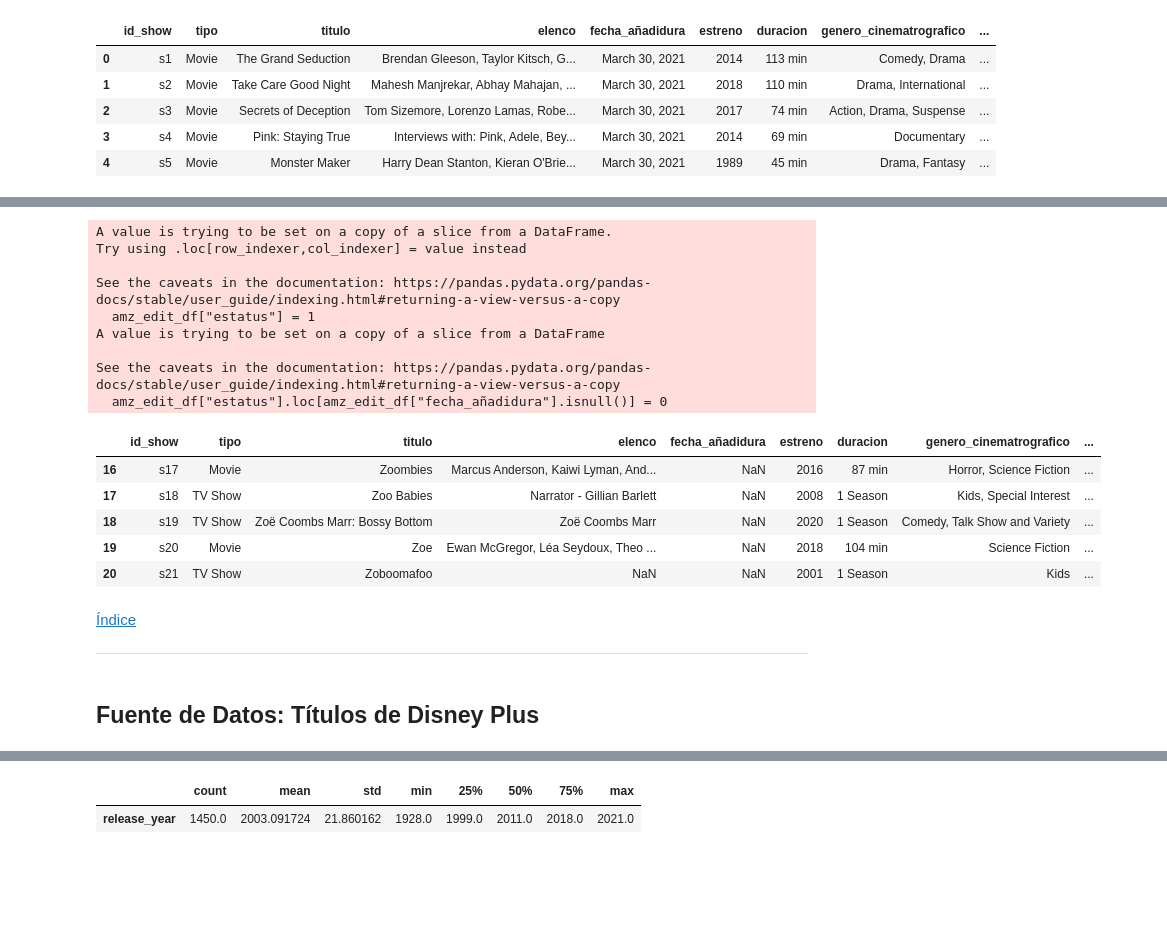
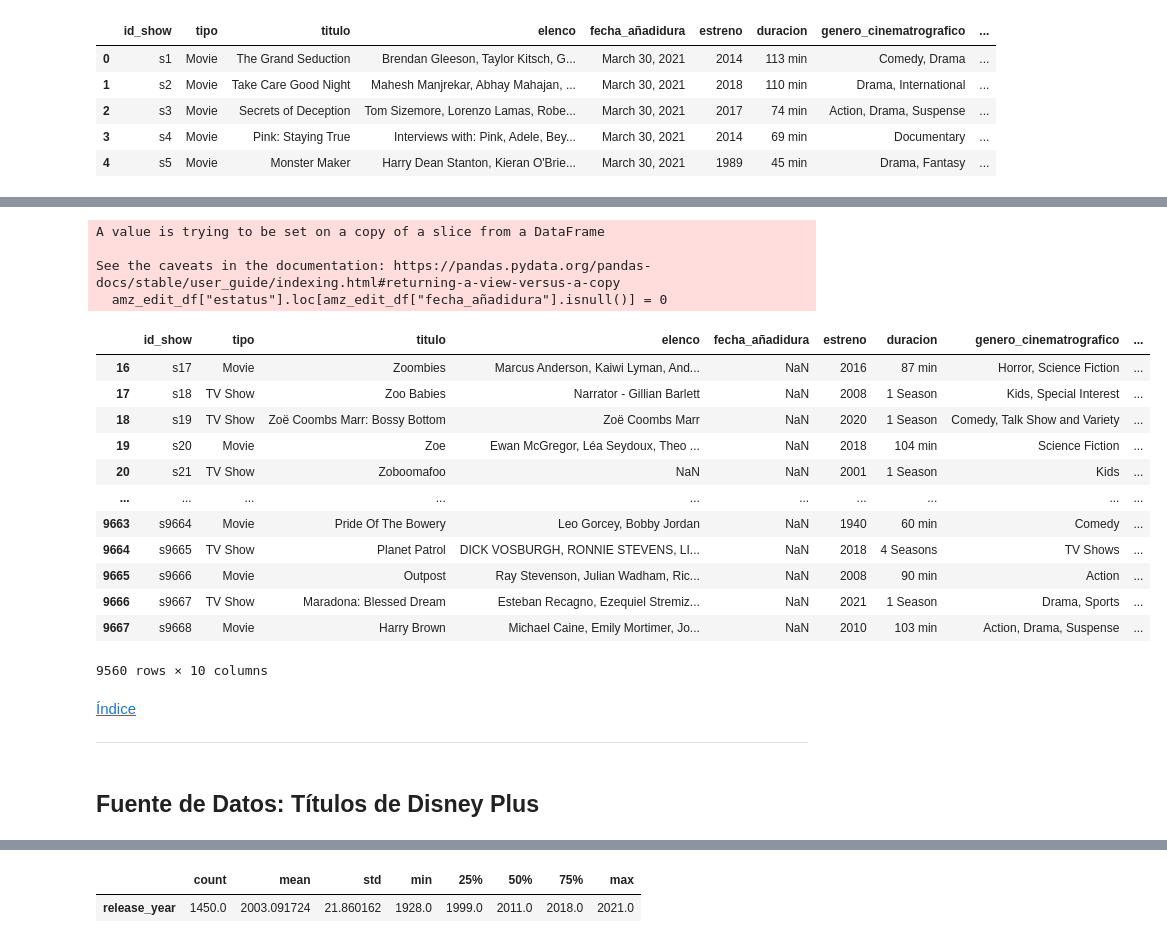
Before and after one commit to JoseSalas98/streaming_catalog_api, a Jupyter notebook: notebooks/eda.ipynb, the cells around one changed output, grey strips where cells are left out. Saved outputs shown, nothing was run; the diff lists cells and outputs as text; code cells hidden in the pictures; blank space fills up the shorter version.

```diff
--- a/notebooks/eda.ipynb
+++ b/notebooks/eda.ipynb
@@ -444,26 +454,27 @@ See the caveats in the documentation: https://pandas.pydata.org/pandas-docs/stab
 # %%
 #Dar de baja lógica a los datos nulos
-amz_edit_df["estatus"] = 1
 amz_edit_df["estatus"].loc[amz_edit_df["fecha_añadidura"].isnull()] = 0
 # %% [output]
-A value is trying to be set on a copy of a slice from a DataFrame.
-Try using .loc[row_indexer,col_indexer] = value instead
-
-See the caveats in the documentation: https://pandas.pydata.org/pandas-docs/stable/user_guide/indexing.html#returning-a-view-versus-a-copy
-  amz_edit_df["estatus"] = 1
 A value is trying to be set on a copy of a slice from a DataFrame
 
 See the caveats in the documentation: https://pandas.pydata.org/pandas-docs/stable/user_guide/indexing.html#returning-a-view-versus-a-copy
   amz_edit_df["estatus"].loc[amz_edit_df["fecha_añadidura"].isnull()] = 0
 # %%
-amz_edit_df.loc[amz_edit_df["estatus"] == 0].head()
+amz_edit_df.loc[amz_edit_df["estatus"] == 0]
 # %% [output]
 |  | id_show | tipo | titulo | elenco | fecha_añadidura | estreno | duracion | genero_cinematrografico | ... |
 | 16 | s17 | Movie | Zoombies | Marcus Anderson, Kaiwi Lyman, And... | NaN | 2016 | 87 min | Horror, Science Fiction | ... |
 | 17 | s18 | TV Show | Zoo Babies | Narrator - Gillian Barlett | NaN | 2008 | 1 Season | Kids, Special Interest | ... |
 | 18 | s19 | TV Show | Zoë Coombs Marr: Bossy Bottom | Zoë Coombs Marr | NaN | 2020 | 1 Season | Comedy, Talk Show and Variety | ... |
 | 19 | s20 | Movie | Zoe | Ewan McGregor, Léa Seydoux, Theo ... | NaN | 2018 | 104 min | Science Fiction | ... |
 | 20 | s21 | TV Show | Zoboomafoo | NaN | NaN | 2001 | 1 Season | Kids | ... |
+| ... | ... | ... | ... | ... | ... | ... | ... | ... | ... |
+| 9663 | s9664 | Movie | Pride Of The Bowery | Leo Gorcey, Bobby Jordan | NaN | 1940 | 60 min | Comedy | ... |
+| 9664 | s9665 | TV Show | Planet Patrol | DICK VOSBURGH, RONNIE STEVENS, LI... | NaN | 2018 | 4 Seasons | TV Shows | ... |
+| 9665 | s9666 | Movie | Outpost | Ray Stevenson, Julian Wadham, Ric... | NaN | 2008 | 90 min | Action | ... |
+| 9666 | s9667 | TV Show | Maradona: Blessed Dream | Esteban Recagno, Ezequiel Stremiz... | NaN | 2021 | 1 Season | Drama, Sports | ... |
+| 9667 | s9668 | Movie | Harry Brown | Michael Caine, Emily Mortimer, Jo... | NaN | 2010 | 103 min | Action, Drama, Suspense | ... |
+9560 rows × 10 columns
 # %% [markdown]
 [ Índice </p> ](#id0)
 
@@ -471,10 +482,6 @@ amz_edit_df.loc[amz_edit_df["estatus"] == 0].head()
 # %% [markdown]
 <div id='id7' > </div>
 
-<head>
-     <meta http-equiv="Content-Type"content="text/html"charset="utf-8">
-     <link href="./css_estilos/estilo_01.css"rel="stylesheet"type="text/css">
-</head>
 <body>
      <h2> <b> Fuente de Datos</b>: Títulos de Disney Plus </h2>
 </body>
```
Also changed, not shown: parts of 58 cells of this notebook.
